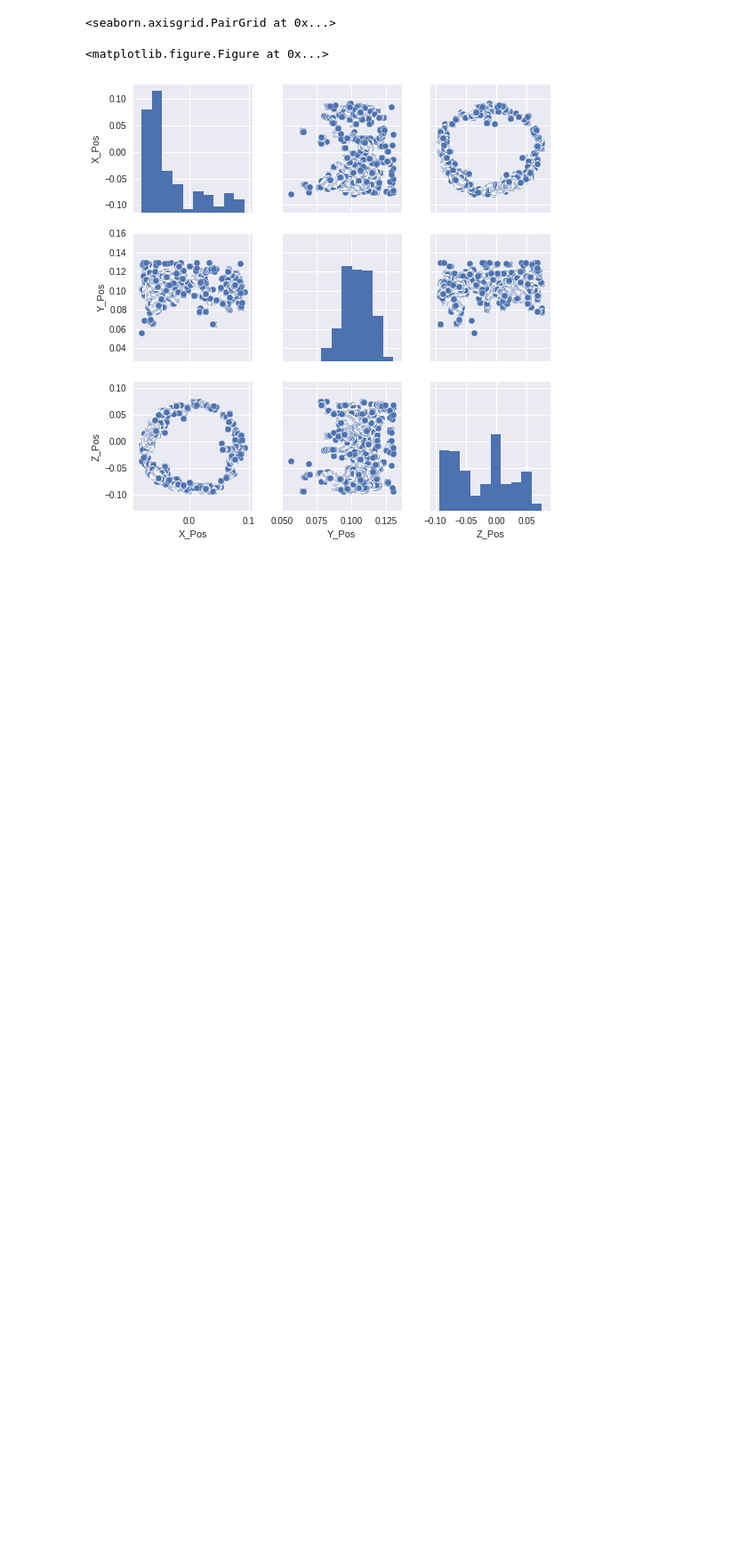
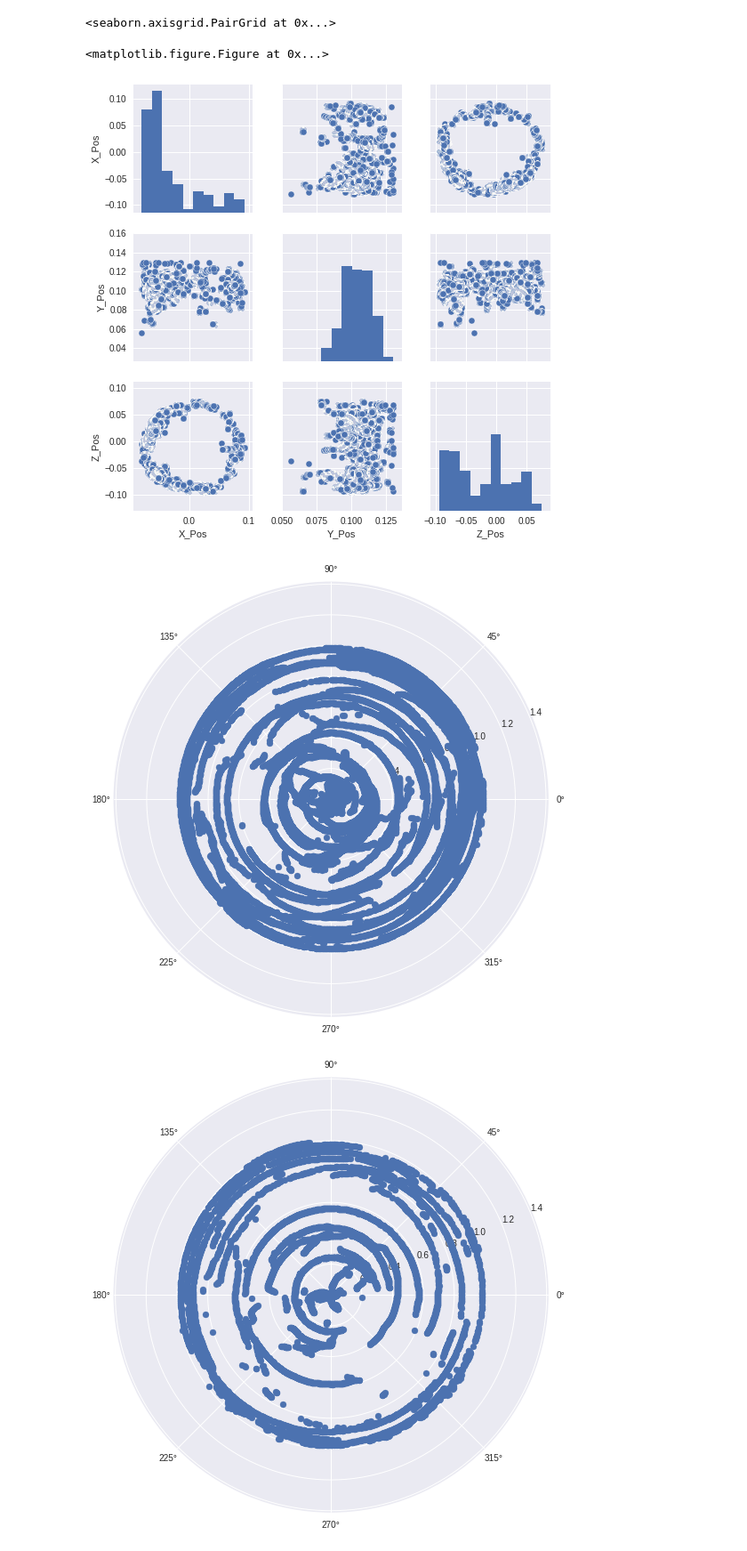
Before and after one commit to alTeska/VR_Acuity, a Jupyter notebook: notebooks/DataFilter.ipynb, the cells around one changed output. Shown at 89% size. Drawn from its saved outputs; the diff is of its cells as text; code cells hidden in the pictures; blank space fills up the shorter version.

Commit message:
polar plots for X and Y added for further vistualization

```diff
--- a/notebooks/DataFilter.ipynb
+++ b/notebooks/DataFilter.ipynb
@@ -248,4 +248,22 @@ sns.pairplot(df[1], vars=['X_Pos', 'Y_Pos', 'Z_Pos'])
 <seaborn.axisgrid.PairGrid at 0x...>
 <matplotlib.figure.Figure at 0x...>
 [figure]
+# %%
+#rotation based on flattened orientation vector
+
+#Rotation of the head for single stimulation event
+start_index = 0
+stop_index  = 100000
+
+
+fig = plt.figure(figsize=(6,6))
+ax = fig.add_subplot(111, polar = 'true')
+c = ax.scatter(df[1].Time_Ori[start_index:stop_index], df[1].Z_Ori[start_index:stop_index])
+
+fig = plt.figure(figsize=(6,6))
+ax = fig.add_subplot(111, polar = 'true')
+c = ax.scatter(df[1].Time_Ori[start_index:stop_index], df[1].X_Ori[start_index:stop_index])
+# %% [output]
+[figure, added]
+[figure, added]
 # %%
```
Also changed, not shown: parts of 1 cell of this notebook, 1 other file.
